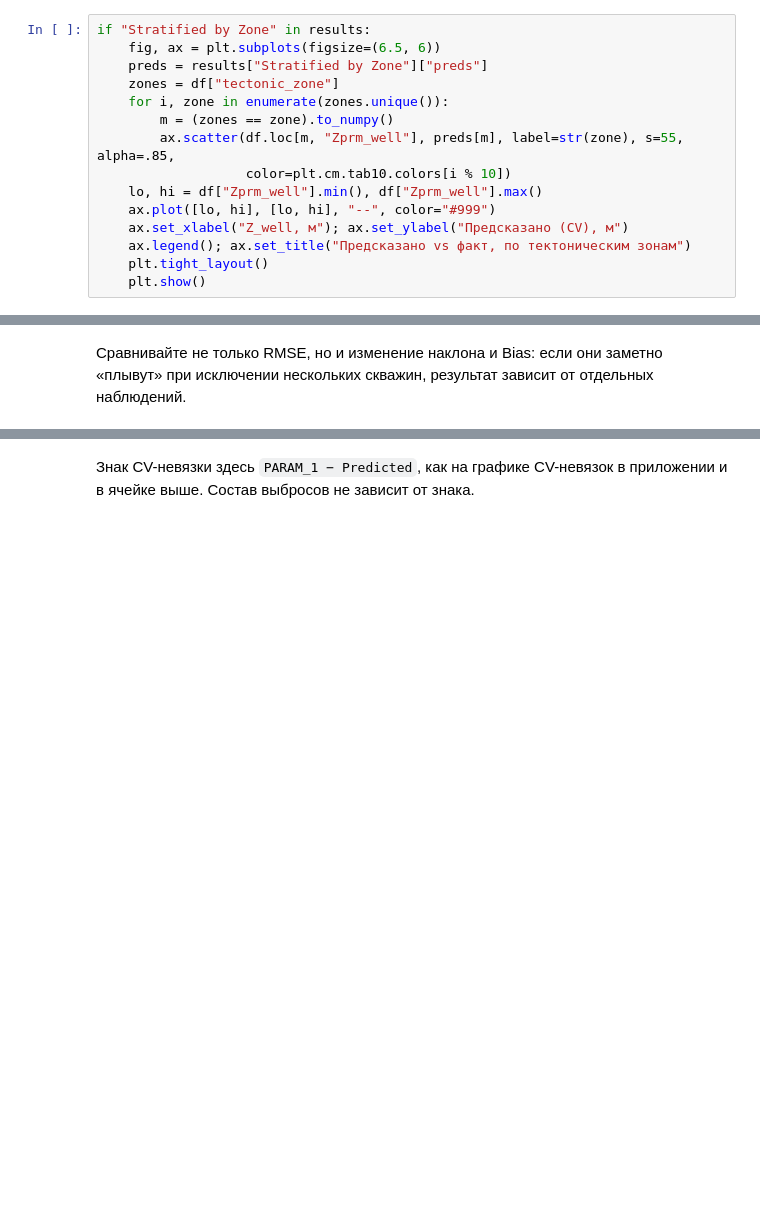
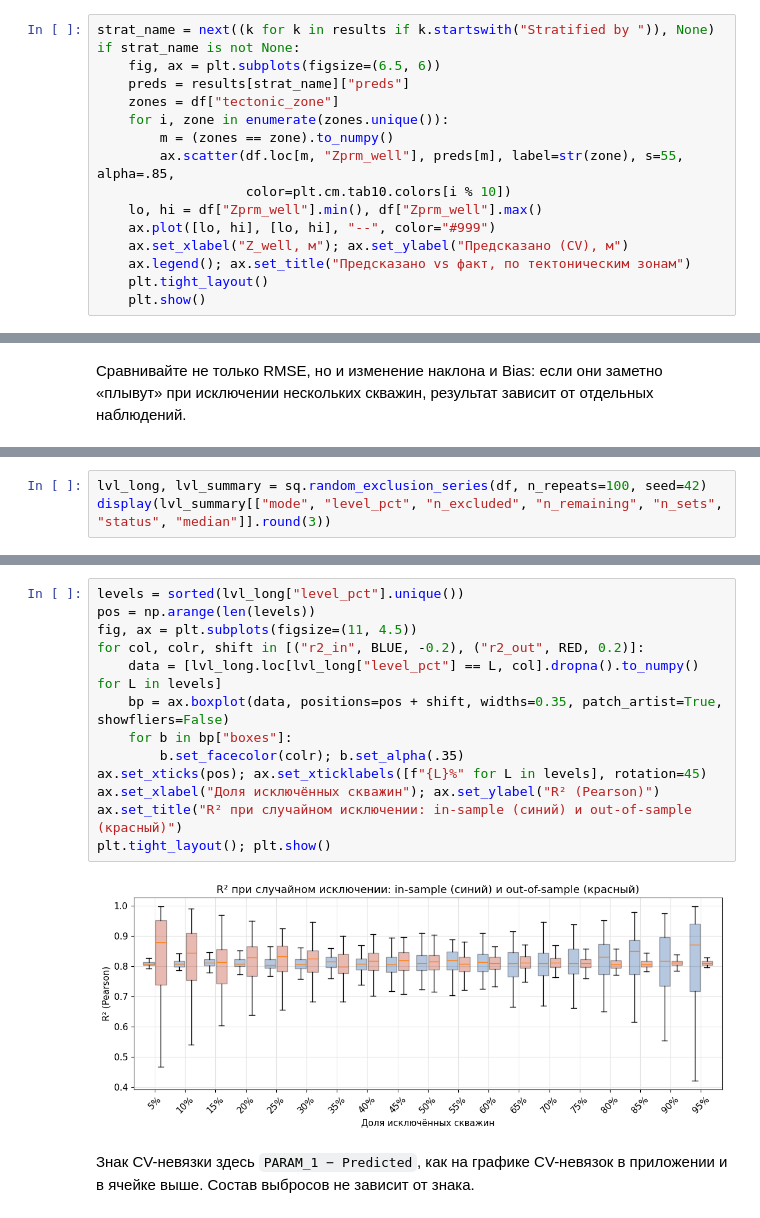
Before and after one commit to aspozd-DA-DS/Pet-projects, a Jupyter notebook: 04_Structural_QC/structural_qc_demo.ipynb, the cells around one changed output, grey strips where cells are left out. Cells and saved outputs as stored; diff of their text form; blank space fills up the shorter version.

```diff
--- a/04_Structural_QC/structural_qc_demo.ipynb
+++ b/04_Structural_QC/structural_qc_demo.ipynb
@@ -1109,7 +1141,8 @@ else:
 # %%
-if "Stratified by Zone" in results:
+strat_name = next((k for k in results if k.startswith("Stratified by ")), None)
+if strat_name is not None:
     fig, ax = plt.subplots(figsize=(6.5, 6))
-    preds = results["Stratified by Zone"]["preds"]
+    preds = results[strat_name]["preds"]
     zones = df["tectonic_zone"]
     for i, zone in enumerate(zones.unique()):
         m = (zones == zone).to_numpy()
@@ -1397,0 +1436,3 @@ pd.DataFrame(rows).round(3)
+# %%
+lvl_long, lvl_summary = sq.random_exclusion_series(df, n_repeats=100, seed=42)
+display(lvl_summary[["mode", "level_pct", "n_excluded", "n_remaining", "n_sets", "status", "median"]].round(3))
@@ -1398,3 +1457,18 @@ pd.DataFrame(rows).round(3)
+# %%
+levels = sorted(lvl_long["level_pct"].unique())
+pos = np.arange(len(levels))
+fig, ax = plt.subplots(figsize=(11, 4.5))
+for col, colr, shift in [("r2_in", BLUE, -0.2), ("r2_out", RED, 0.2)]:
+    data = [lvl_long.loc[lvl_long["level_pct"] == L, col].dropna().to_numpy() for L in levels]
+    bp = ax.boxplot(data, positions=pos + shift, widths=0.35, patch_artist=True, showfliers=False)
+    for b in bp["boxes"]:
+        b.set_facecolor(colr); b.set_alpha(.35)
+ax.set_xticks(pos); ax.set_xticklabels([f"{L}%" for L in levels], rotation=45)
+ax.set_xlabel("Доля исключённых скважин"); ax.set_ylabel("R² (Pearson)")
+ax.set_title("R² при случайном исключении: in-sample (синий) и out-of-sample (красный)")
+plt.tight_layout(); plt.show()
+# %% [output]
+[figure, added]
 # %% [markdown]
 Знак CV-невязки здесь `PARAM_1 − Predicted`, как на графике CV-невязок в приложении и в ячейке выше. Состав выбросов не зависит от знака.
 # %% [markdown]
```
Also changed, not shown: parts of 16 cells of this notebook, 10 other files.
